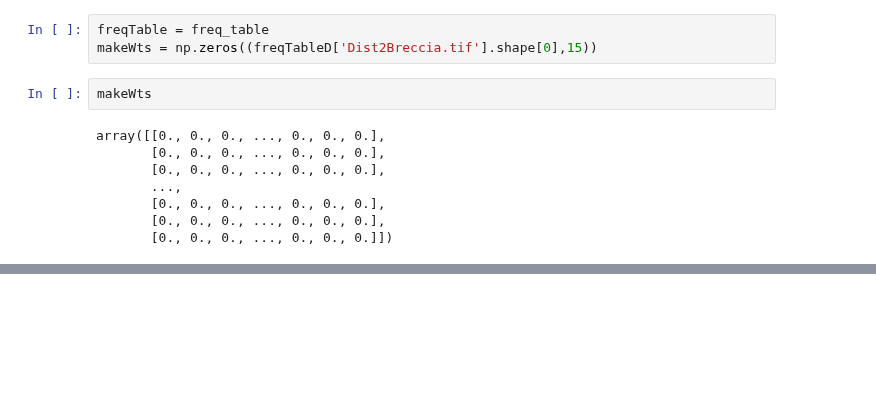
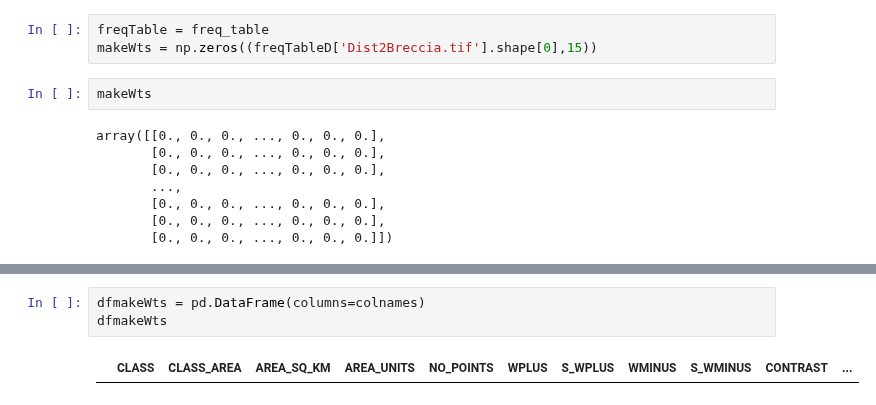
Before and after one commit to RichardScottOZ/Simple-Weights-of-Evidence, a Jupyter notebook: WoE-Test.ipynb, the cells around one changed output, grey strips where cells are left out. Saved outputs shown, nothing was run; the diff lists cells and outputs as text; blank space fills up the shorter version.

```diff
--- a/WoE-Test.ipynb
+++ b/WoE-Test.ipynb
@@ -333,0 +342,5 @@ array([[64200.,     0.,     0., ...,     0.,     0.,     0.],
+# %%
+dfmakeWts = pd.DataFrame(columns=colnames)
+dfmakeWts
+# %% [output]
+|  | CLASS | CLASS_AREA | AREA_SQ_KM | AREA_UNITS | NO_POINTS | WPLUS | S_WPLUS | WMINUS | S_WMINUS | CONTRAST | ... |
```
Also changed, not shown: parts of 3 cells of this notebook.
